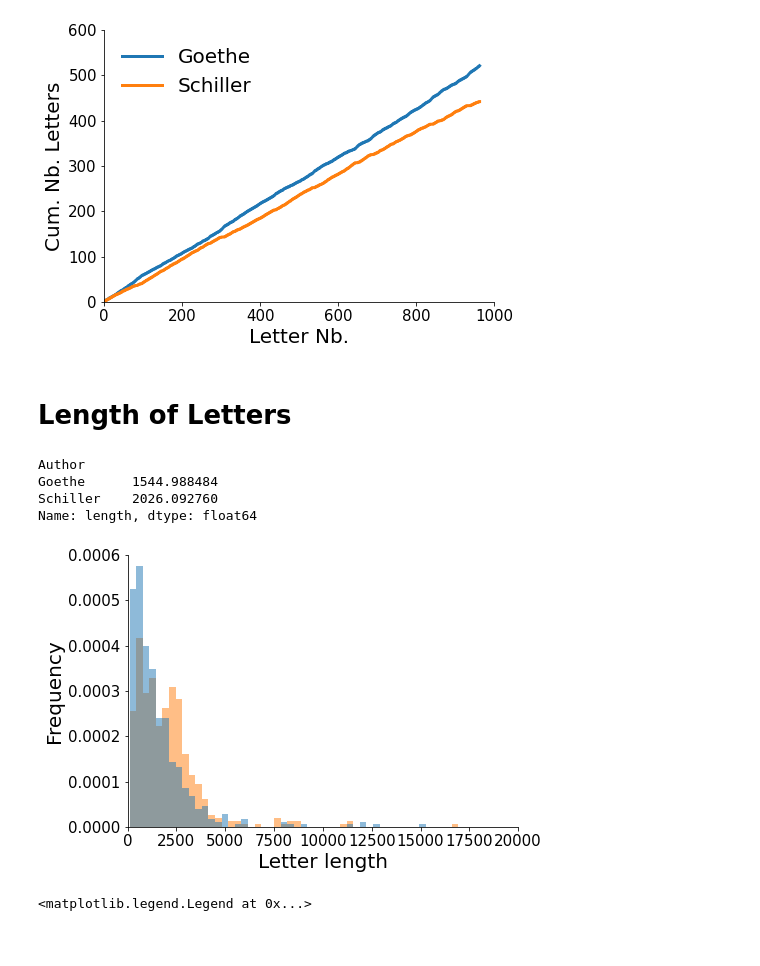
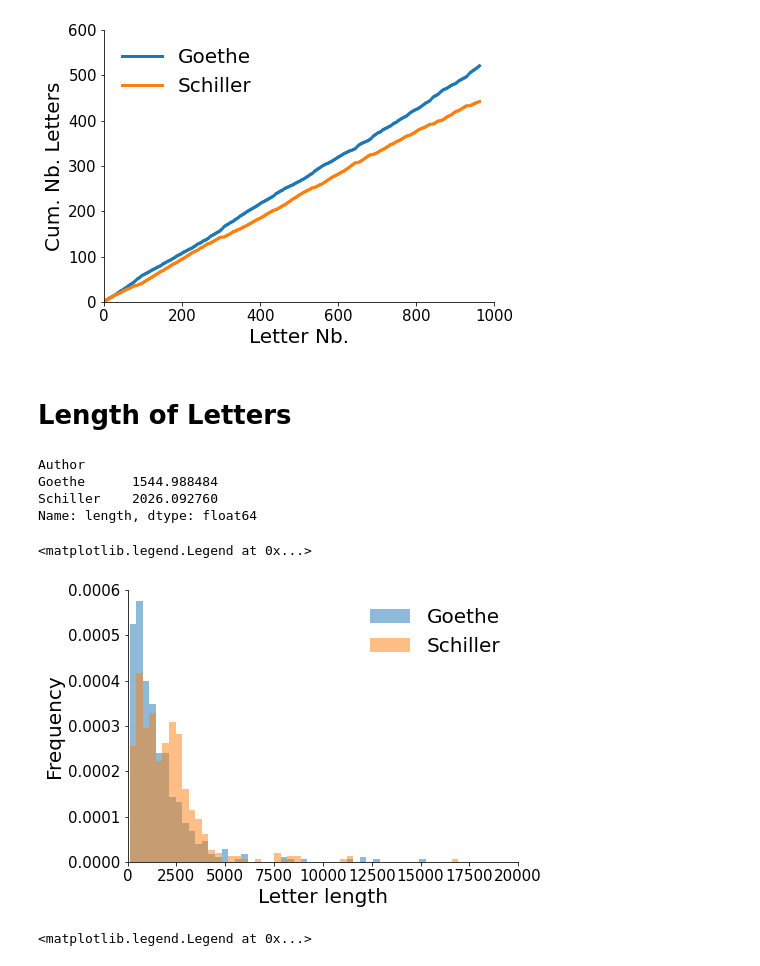
Before and after one commit to Ma-Fi-94/letters, a Jupyter notebook: Descriptive.ipynb, the cells around one changed output. Saved outputs shown, nothing was run; the diff lists cells and outputs as text; code cells hidden in the pictures.

```diff
--- a/Descriptive.ipynb
+++ b/Descriptive.ipynb
@@ -46,30 +46,33 @@ Schiller    442
 Name: Author, dtype: int64
 <matplotlib.legend.Legend at 0x...>
 [figure]
-# %% [markdown]
-# Length of Letters
-# %%
-# Calculate length of every letter
-df["length"] = [len(l) for l in df.Content]
-print(df.groupby("Author").mean().length)
-
-# Plot distribution of letter lenghts
-fig, ax = plt.subplots(1,1,figsize=(7,5))
-ax.set_xlabel("Letter length", size=20)
-ax.set_ylabel("Frequency", size=20)
-ax.tick_params(axis='both', which='major', labelsize=15)
-ax.spines["top"].set_visible(False)
-ax.spines["right"].set_visible(False)
-ax.set_xlim((0,20000))
-ax.set_ylim((0,0.0006))
-ax.hist([df[df.Author=="Goethe"].length, df[df.Author=="Schiller"].length],
-        bins=50, histtype="stepfilled", density=True, alpha=.5);
-# %% [output]
-Author
-Goethe      1544.988484
-Schiller    2026.092760
-Name: length, dtype: float64
-[figure, removed]
+# %% [markdown]
+# Length of Letters
+# %%
+# Calculate length of every letter
+df["length"] = [len(l) for l in df.Content]
+print(df.groupby("Author").mean().length)
+
+# Plot distribution of letter lenghts
+fig, ax = plt.subplots(1,1,figsize=(7,5))
+ax.set_xlabel("Letter length", size=20)
+ax.set_ylabel("Frequency", size=20)
+ax.tick_params(axis='both', which='major', labelsize=15)
+ax.spines["top"].set_visible(False)
+ax.spines["right"].set_visible(False)
+ax.set_xlim((0,20000))
+ax.set_ylim((0,0.0006))
+ax.hist([df[df.Author=="Schiller"].length, df[df.Author=="Goethe"].length],
+        bins=50, histtype="stepfilled", density=True, alpha=.5, label=["Schiller", "Goethe"],\
+        linewidth=3, color=["C1", "C0"]);
+ax.legend(loc=1, frameon=False, fontsize=20)
+# %% [output]
+Author
+Goethe      1544.988484
+Schiller    2026.092760
+Name: length, dtype: float64
+<matplotlib.legend.Legend at 0x...>
+[figure, added]
 # %%
 # Cumulative number of words over time per author and in sum
 df["cum_words"] = np.cumsum(df.length)
```
